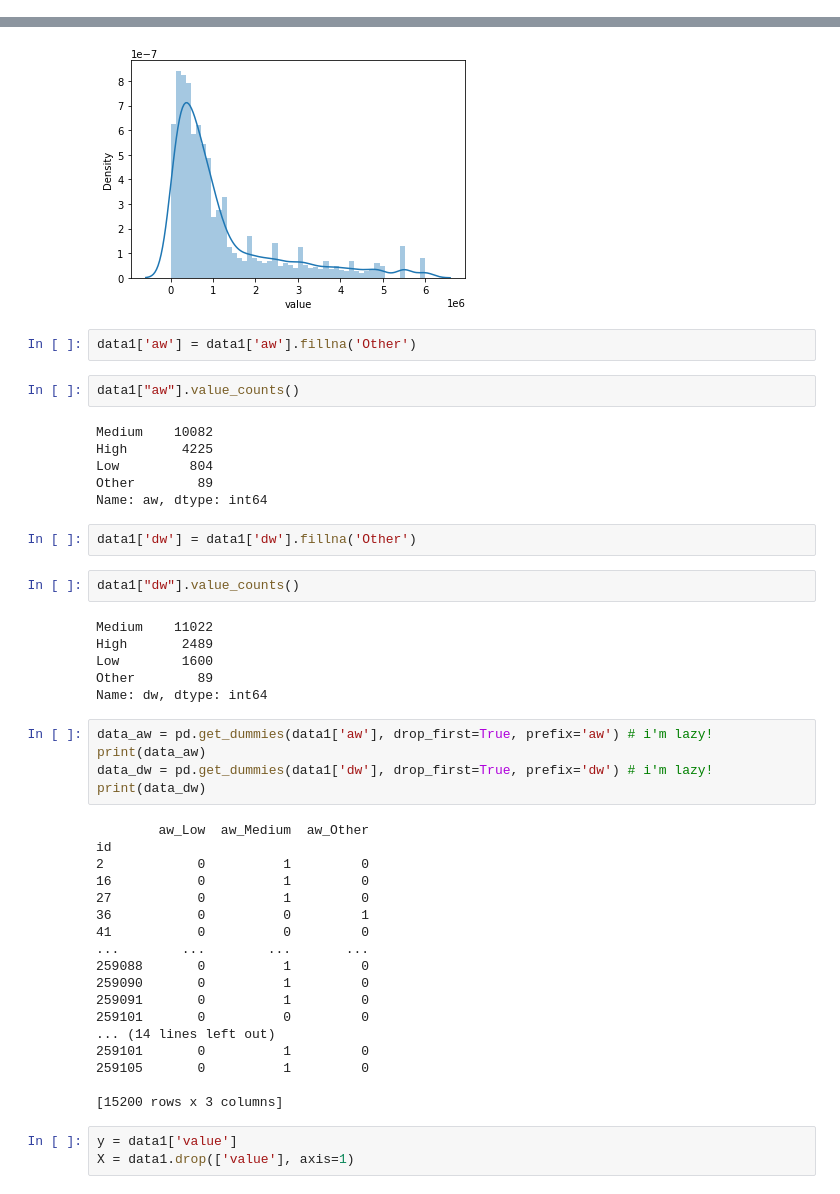
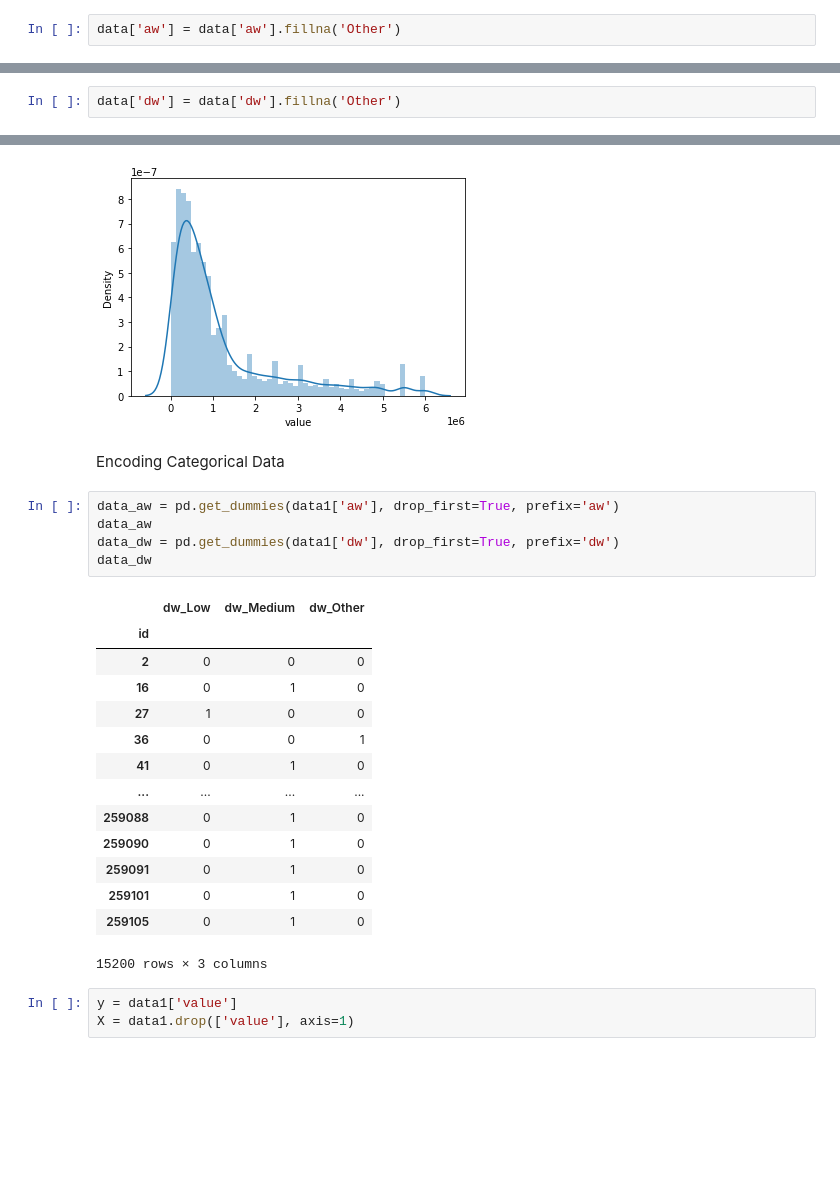
Before and after one commit to FaezehSadatm/data_mid_bootcamp_project_FIFA_MoneyBall, a Jupyter notebook: Mini-Project-FIFA-MoneyBall.ipynb, the cells around one changed output, grey strips where cells are left out. Saved outputs shown, nothing was run; the diff lists cells and outputs as text; blank space fills up the shorter version.

```diff
--- a/Mini-Project-FIFA-MoneyBall.ipynb
+++ b/Mini-Project-FIFA-MoneyBall.ipynb
@@ -200,3 +198,5 @@ data.drop('composure', axis=1, inplace=True)
 # %%
 data['volleys'].fillna(value=data['volleys'].mean(), inplace=True)
 data['vision'].fillna(value=data['vision'].mean(), inplace=True)
+# %%
+data['aw'] = data['aw'].fillna('Other')
@@ -202,0 +211,2 @@ data['vision'].fillna(value=data['vision'].mean(), inplace=True)
+# %%
+data['dw'] = data['dw'].fillna('Other')
@@ -346,49 +366,28 @@ sns.distplot(data1["value"])
 plt.show()
 # %% [output]
 [figure]
-# %%
-data1['aw'] = data1['aw'].fillna('Other')
-# %%
-data1["aw"].value_counts()
-# %% [output]
-Medium    10082
-High       4225
-Low         804
-Other        89
-Name: aw, dtype: int64
-# %%
-data1['dw'] = data1['dw'].fillna('Other')
-# %%
-data1["dw"].value_counts()
-# %% [output]
-Medium    11022
-High       2489
-Low        1600
-Other        89
-Name: dw, dtype: int64
+# %% [markdown]
+Encoding Categorical Data
 # %%
-data_aw = pd.get_dummies(data1['aw'], drop_first=True, prefix='aw') # i'm lazy!
-print(data_aw)
-data_dw = pd.get_dummies(data1['dw'], drop_first=True, prefix='dw') # i'm lazy!
-print(data_dw)
+data_aw = pd.get_dummies(data1['aw'], drop_first=True, prefix='aw')
+data_aw
+data_dw = pd.get_dummies(data1['dw'], drop_first=True, prefix='dw')
+data_dw
 # %% [output]
+|  | dw_Low | dw_Medium | dw_Other |
+| id |  |  |  |
+| 2 | 0 | 0 | 0 |
+| 16 | 0 | 1 | 0 |
+| 27 | 1 | 0 | 0 |
+| 36 | 0 | 0 | 1 |
+| 41 | 0 | 1 | 0 |
+| ... | ... | ... | ... |
+| 259088 | 0 | 1 | 0 |
+| 259090 | 0 | 1 | 0 |
+| 259091 | 0 | 1 | 0 |
+| 259101 | 0 | 1 | 0 |
+| 259105 | 0 | 1 | 0 |
-        aw_Low  aw_Medium  aw_Other
-id
-2            0          1         0
-16           0          1         0
-27           0          1         0
-36           0          0         1
-41           0          0         0
-...        ...        ...       ...
-259088       0          1         0
-259090       0          1         0
-259091       0          1         0
-259101       0          0         0
-... (14 lines left out)
-259101       0          1         0
-259105       0          1         0
-
-[15200 rows x 3 columns]
+15200 rows × 3 columns
 # %%
 y = data1['value']
 X = data1.drop(['value'], axis=1)
```
Also changed, not shown: parts of 20 cells of this notebook.
